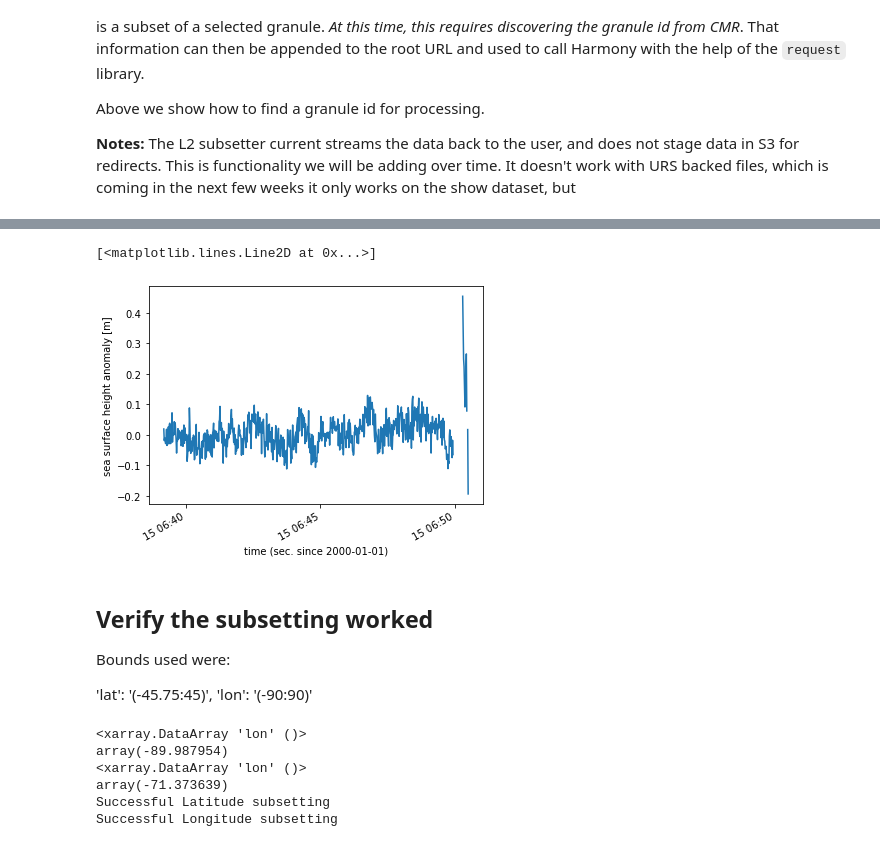
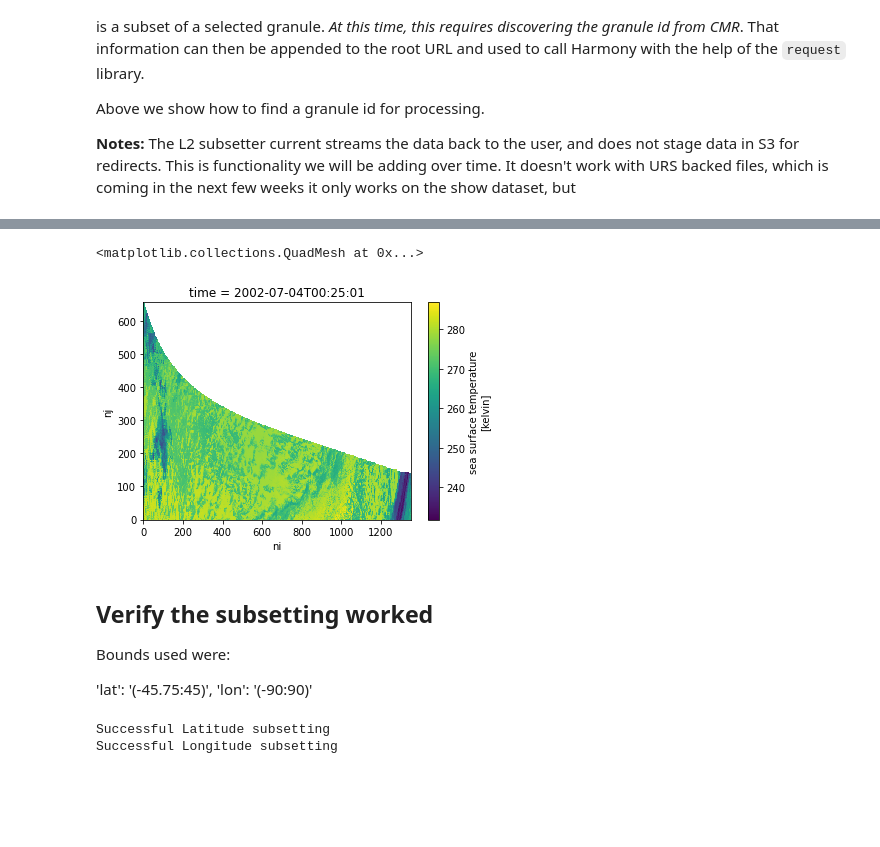
Before and after one commit to podaac/tutorials, a Jupyter notebook: notebooks/harmony subsetting/Harmony L2 Subsetter.ipynb, the cells around one changed output, grey strips where cells are left out. Saved outputs shown, nothing was run; the diff lists cells and outputs as text; code cells hidden in the pictures; blank space fills up the shorter version.

Commit message:
Added parameters for UAT, Production, as well as collection, variables, lat, and longitude vars

```diff
--- a/notebooks/harmony subsetting/Harmony L2 Subsetter.ipynb
+++ b/notebooks/harmony subsetting/Harmony L2 Subsetter.ipynb
@@ -59,0 +95,6 @@ def setup_earthdata_login_auth(endpoint):
+# %%
+collection = 'C1940473819-POCLOUD'
+variable = 'sea_surface_temperature'
+lat_var = 'lat'
+lon_var = 'lon'
+venue = 'prod'
@@ -139,8 +190,8 @@ Data variables:
 # %%
-ds.ssha.plot()
+ds[variable].plot()
 # %% [output]
-[<matplotlib.lines.Line2D at 0x...>]
+<matplotlib.collections.QuadMesh at 0x...>
-[figure, old version]
+[figure, new version]
 # %% [markdown]
 ## Verify the subsetting worked
 
@@ -149,34 +200,30 @@ Bounds used were:
   'lat': '(-45.75:45)',
   'lon': '(-90:90)'
 # %%
-lat_max = ds.lat.max()
-lat_min = ds.lat.min()
+lat_max = ds[lat_var].max()
+lat_min = ds[lat_var].min()
 
-lon_min = ds.lon.min()
-lon_max = ds.lon.max()
+lon_min = ds[lon_var].min()
+lon_max = ds[lon_var].max()
 
 lon_min = (ds.lon.min() + 180) % 360 - 180
 lon_max = (ds.lon.max() + 180) % 360 - 180
 
-print(lon_min)
-print(lon_max)
+# print(lon_min)
+# print(lon_max)
+# print(lat_min)
+# print(lat_max)
 
-
-
-if lat_max < 45 and lat_min > -45.75:
+if lat_max <= 45 and lat_min >= -45.75:
     print("Successful Latitude subsetting")
 else:
     assert False
 
 
-if lon_max < 90 and lon_min > -90:
+if lon_max <= 90 and lon_min >= -90:
     print("Successful Longitude subsetting")
 else:
     assert False
 # %% [output]
-<xarray.DataArray 'lon' ()>
-array(-89.987954)
-<xarray.DataArray 'lon' ()>
-array(-71.373639)
 Successful Latitude subsetting
 Successful Longitude subsetting
```
Also changed, not shown: parts of 14 cells of this notebook.
